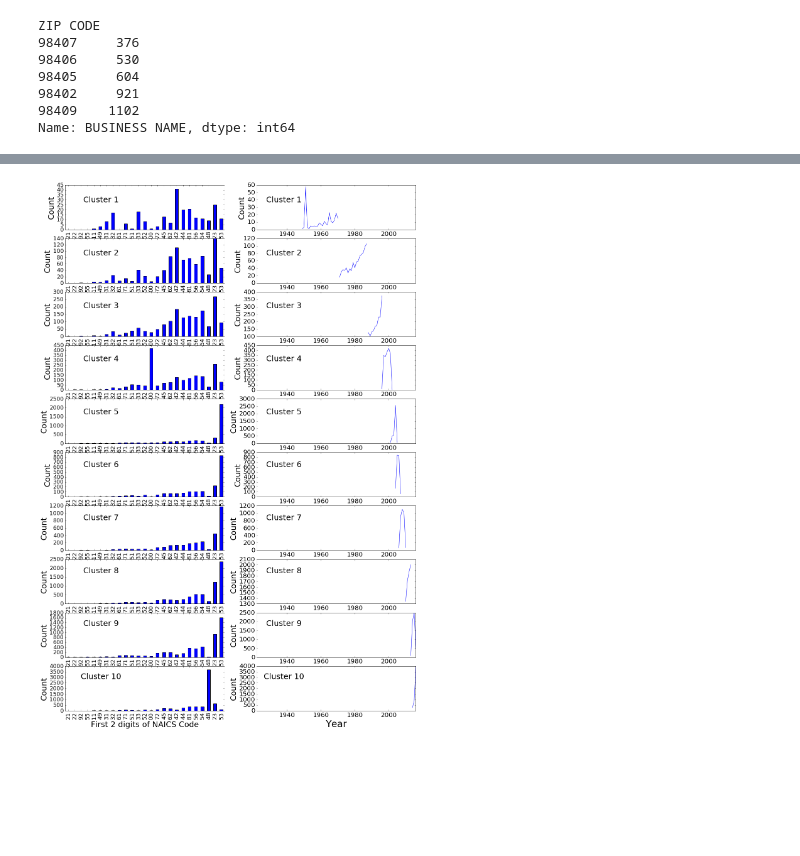
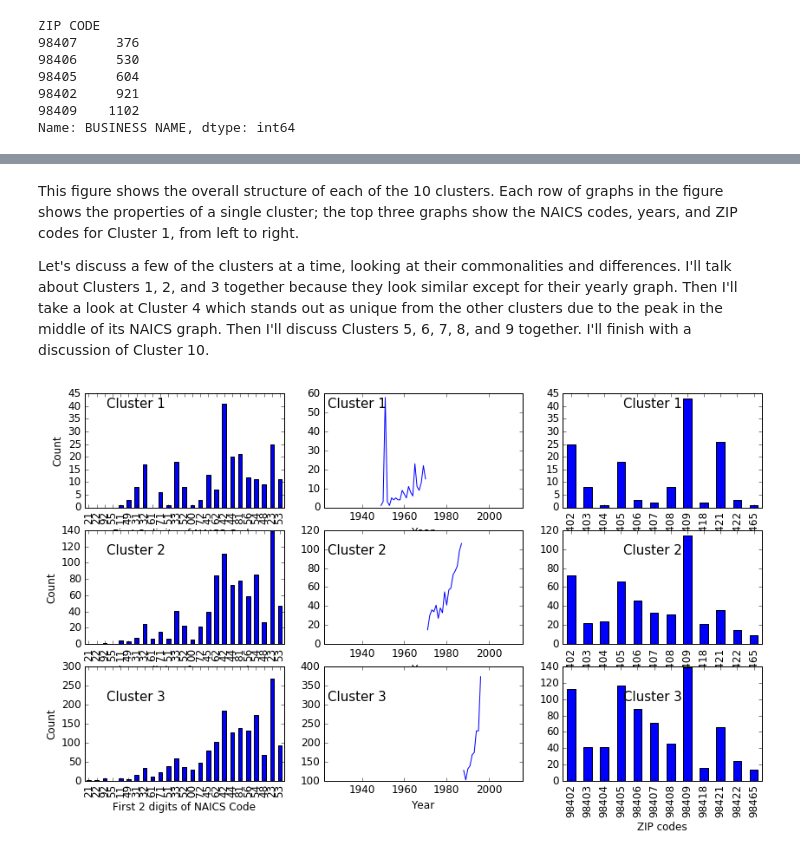
Before and after one commit to aurban8/aurban8_old.github.io, a Jupyter notebook: content/notebooks/tacoma_business_licenses.ipynb, the cells around one changed output, grey strips where cells are left out. Cells and saved outputs as stored; diff of their text form; code cells hidden in the pictures; blank space fills up the shorter version.

Commit message:
update tacoma business draft 5/10

```diff
--- a/content/notebooks/tacoma_business_licenses.ipynb
+++ b/content/notebooks/tacoma_business_licenses.ipynb
@@ -449,29 +488,44 @@ bl['cluster_num'] = cluster_info[10][3]
+# %% [markdown]
+This figure shows the overall structure of each of the 10 clusters. Each row of graphs in the figure shows the properties of a single cluster; the top three graphs show the NAICS codes, years, and ZIP codes for Cluster 1, from left to right.
+
+
+Let's discuss a few of the clusters at a time, looking at their commonalities and differences. I'll talk about Clusters 1, 2, and 3 together because they look similar except for their yearly graph. Then I'll take a look at Cluster 4 which stands out as unique from the other clusters due to the peak in the middle of its NAICS graph. Then I'll discuss Clusters 5, 6, 7, 8, and 9 together. I'll finish with a discussion of Cluster 10.
 # %%
+# Visualize Clusters 1, 2, and 3.
 xaxisorderkeys = naics_keys
 xaxisorderyears = range(1922,2017)
 
-plt.figure(figsize = (20,30))  #w,h
-numplots = 10
+plt.figure(figsize = (14,8))  #w,h
+numplots = 3
 # Clusters arranged in approximate chronological order.
 plot_order = [1,2,6,3,5,0,7,4,8,9]
+top_zip = [98409, 98409,98409,98409,  98406 , 98409, 98405, 98409, 98408, 98409]
 for i in range(numplots):
-    clustername = 'Cluster ' + str(i+1)
-#    clustername = 'Cluster' + str(plot_order[i]+1)
+    clustername = 'Cluster ' + str(i+1)# + '\n' + str(top_zip[i])
     current_cluster = bl[bl['cluster_num']==plot_order[i]]
-    plt.subplot(numplots, 2, (i+1*i)+1)
+
+    plt.subplot(numplots, 3, (i+2*i)+1)
     current_cluster['NAICS CODE FIRST TWO'].value_counts().reindex(xaxisorderkeys).plot(
-        kind='bar', fontsize = 18)
-    plt.ylabel('Count', fontsize = 25)
-    plt.xlabel('First 2 digits of NAICS Code', fontsize = 25)
-    plt.text(0.00,3.3-0.34*i,clustername, horizontalalignment='center',
-             verticalalignment='center',transform=ax.transAxes, fontsize = 25)
+        kind='bar', fontsize = 12)
+    plt.ylabel('Count', fontsize = 12)
+    plt.xlabel('First 2 digits of NAICS Code', fontsize = 12)
+    plt.text(-0.07,0.85-0.34*i,clustername, horizontalalignment='center',
+             verticalalignment='center',transform=ax.transAxes, fontsize = 15)
 
-    plt.subplot(numplots, 2, (i+1*i)+2)
+    plt.subplot(numplots, 3, (i+2*i)+2)
     current_cluster['BUSINESS OPEN YEAR'].value_counts().reindex(xaxisorderyears).plot(
-        kind='line', fontsize = 20)
-    plt.ylabel('Count', fontsize = 25)
-    plt.xlabel('Year', fontsize = 30)
-    plt.text(0.47,3.3-0.34*i,clustername, horizontalalignment='center',
-             verticalalignment='center',transform=ax.transAxes, fontsize = 25)
+        kind='line', fontsize = 12)
+#    plt.ylabel('Count', fontsize = 25)
+    plt.xlabel('Year', fontsize = 12)
+    plt.text(0.135,0.85-0.34*i,clustername, horizontalalignment='center',
+             verticalalignment='center',transform=ax.transAxes, fontsize = 15)
+
+    plt.subplot(numplots, 3, (i+2*i)+3)
+    current_cluster['ZIP CODE 5 int'].value_counts().reindex(tacoma_zip_codes).plot(
+        kind='bar', fontsize = 12)
+#    plt.ylabel('Count', fontsize = 25)
+    plt.xlabel('ZIP codes', fontsize = 12)
+    plt.text(0.410,0.85-0.34*i,clustername, horizontalalignment='center',
+             verticalalignment='center',transform=ax.transAxes, fontsize = 15)
 # %% [output]
-[figure, old version]
+[figure, new version]
```
Also changed, not shown: parts of 26 cells of this notebook, 4 other files.
